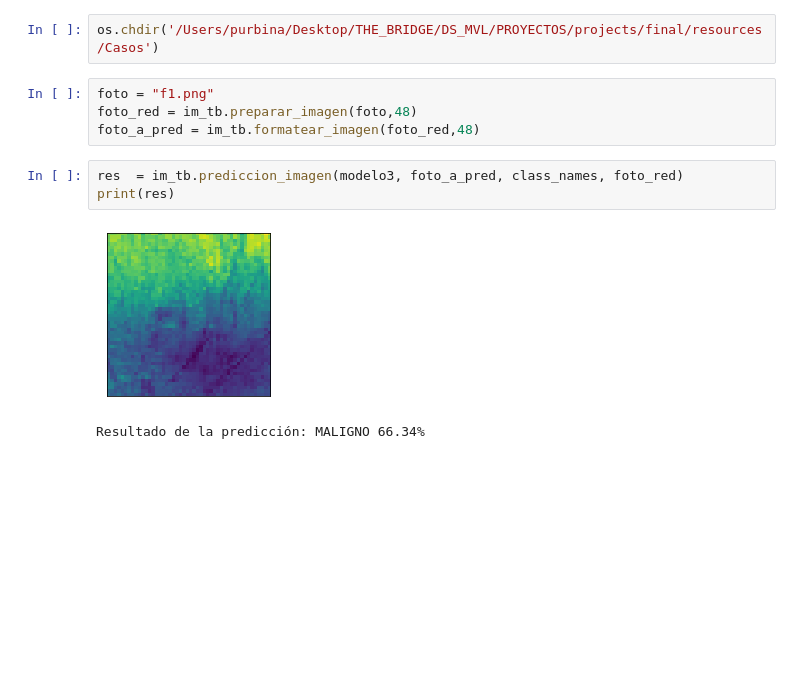
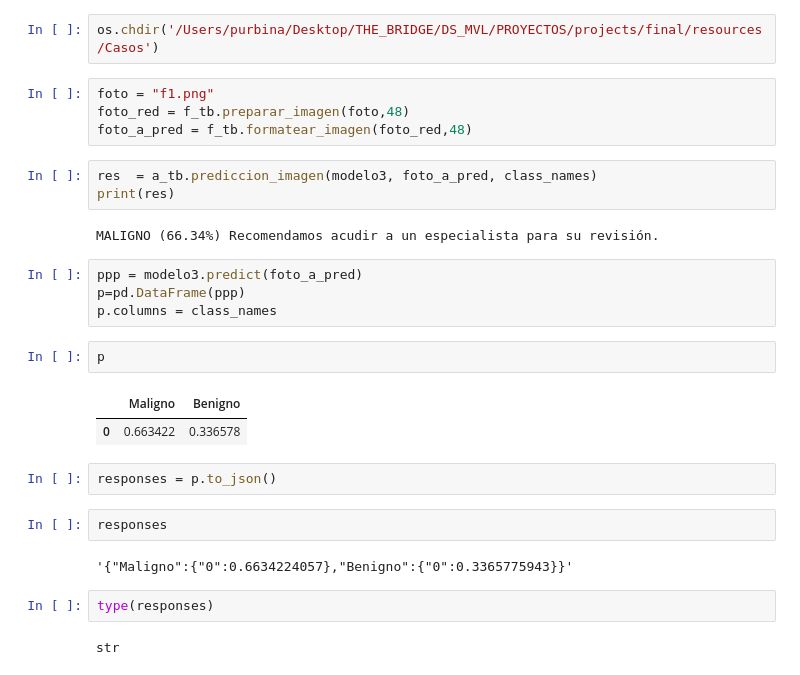
Before and after one commit to MVillasuso/DS_MVL, a Jupyter notebook: PROYECTOS/projects/final/src/main.ipynb, the cells around one changed output. Saved outputs shown, nothing was run; the diff lists cells and outputs as text; blank space fills up the shorter version.

```diff
--- a/PROYECTOS/projects/final/src/main.ipynb
+++ b/PROYECTOS/projects/final/src/main.ipynb
@@ -513,11 +446,29 @@ modelo3 = mod_tb.cargar_modelo(ubicacion, model_name)
 os.chdir('/Users/purbina/Desktop/THE_BRIDGE/DS_MVL/PROYECTOS/projects/final/resources/Casos')
 # %%
 foto = "f1.png"
-foto_red = im_tb.preparar_imagen(foto,48)
-foto_a_pred = im_tb.formatear_imagen(foto_red,48)
+foto_red = f_tb.preparar_imagen(foto,48)
+foto_a_pred = f_tb.formatear_imagen(foto_red,48)
 # %%
-res  = im_tb.prediccion_imagen(modelo3, foto_a_pred, class_names, foto_red)
+res  = a_tb.prediccion_imagen(modelo3, foto_a_pred, class_names)
 print(res)
 # %% [output]
-[figure, removed]
-Resultado de la predicción: MALIGNO 66.34%
+MALIGNO (66.34%) Recomendamos acudir a un especialista para su revisión.
+# %%
+ppp = modelo3.predict(foto_a_pred)
+p=pd.DataFrame(ppp)
+p.columns = class_names
+# %%
+p
+# %% [output]
+|  | Maligno | Benigno |
+| 0 | 0.663422 | 0.336578 |
+# %%
+responses = p.to_json()
+# %%
+responses
+# %% [output]
+'{"Maligno":{"0":0.6634224057},"Benigno":{"0":0.3365775943}}'
+# %%
+type(responses)
+# %% [output]
+str
```
Also changed, not shown: parts of 42 cells of this notebook, 10 other files.
